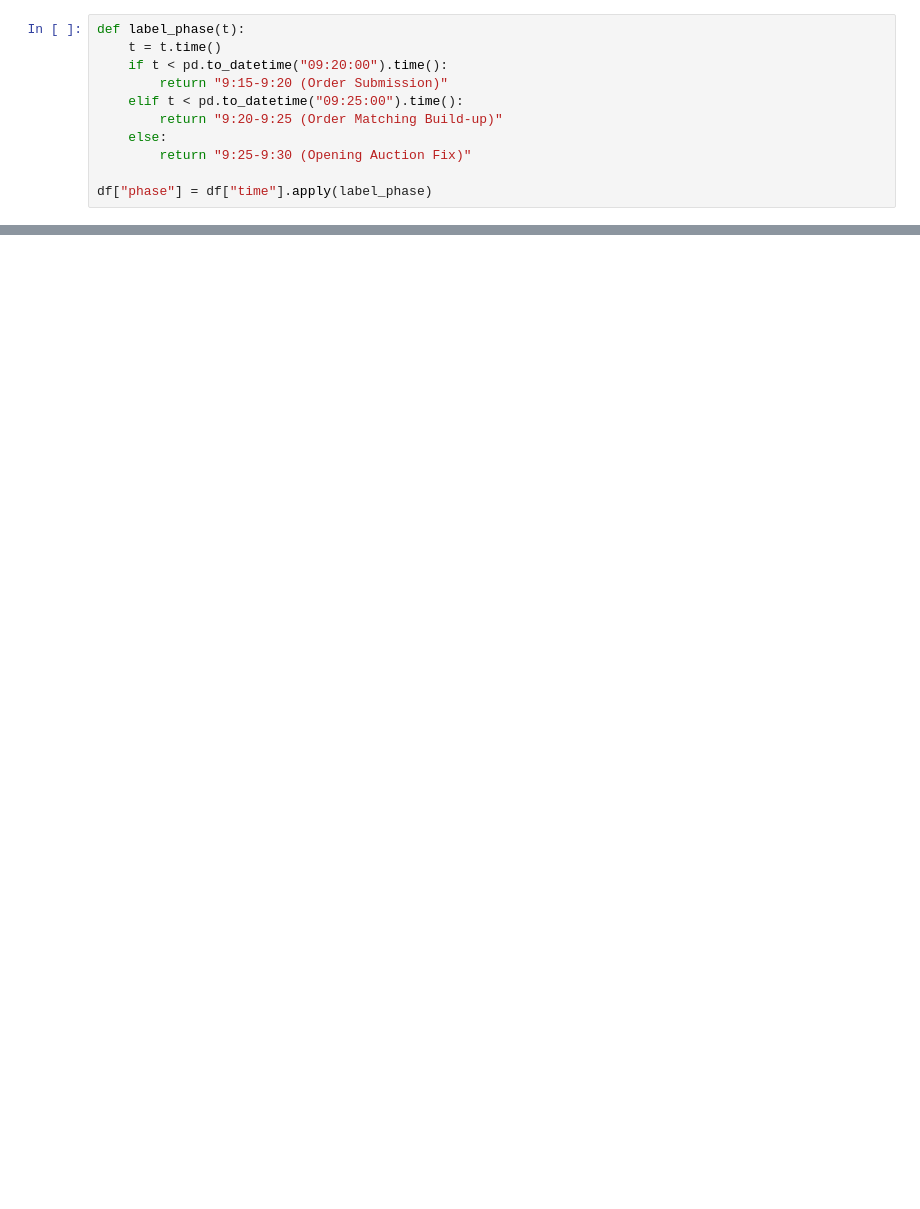
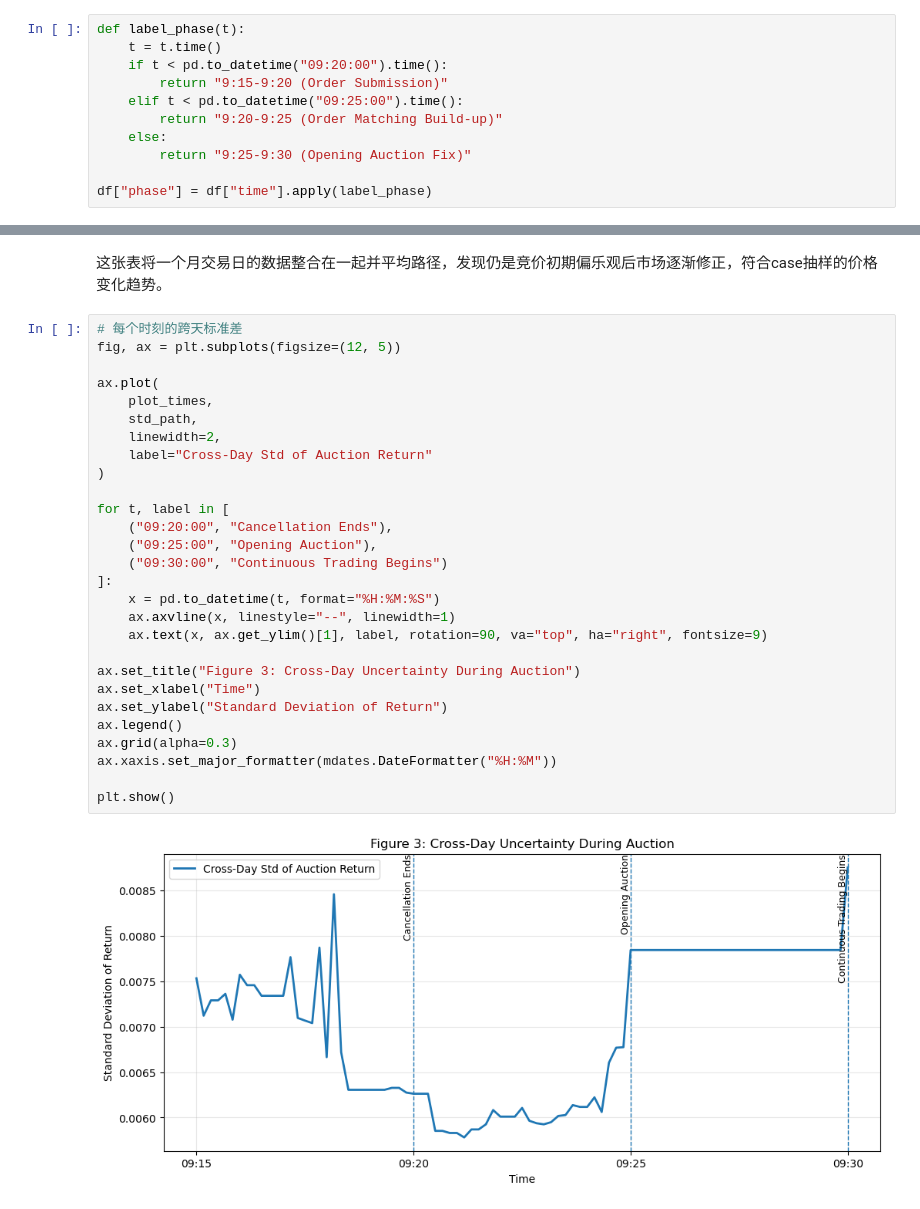
Before and after one commit to xiyuanzhu926/level2-research, a Jupyter notebook: level2-research/notebooks/01_level2_auction_intro.ipynb, the cells around one changed output, grey strips where cells are left out. Cells and saved outputs as stored; diff of their text form; blank space fills up the shorter version.

```diff
--- a/level2-research/notebooks/01_level2_auction_intro.ipynb
+++ b/level2-research/notebooks/01_level2_auction_intro.ipynb
@@ -264,0 +633,32 @@ plt.show()
+# %% [markdown]
+这张表将一个月交易日的数据整合在一起并平均路径，发现仍是竞价初期偏乐观后市场逐渐修正，符合case抽样的价格变化趋势。
+# %%
+# 每个时刻的跨天标准差
+fig, ax = plt.subplots(figsize=(12, 5))
+
+ax.plot(
+    plot_times,
+    std_path,
+    linewidth=2,
+    label="Cross-Day Std of Auction Return"
+)
+
+for t, label in [
+    ("09:20:00", "Cancellation Ends"),
+    ("09:25:00", "Opening Auction"),
+    ("09:30:00", "Continuous Trading Begins")
+]:
+    x = pd.to_datetime(t, format="%H:%M:%S")
+    ax.axvline(x, linestyle="--", linewidth=1)
+    ax.text(x, ax.get_ylim()[1], label, rotation=90, va="top", ha="right", fontsize=9)
+
+ax.set_title("Figure 3: Cross-Day Uncertainty During Auction")
+ax.set_xlabel("Time")
+ax.set_ylabel("Standard Deviation of Return")
+ax.legend()
+ax.grid(alpha=0.3)
+ax.xaxis.set_major_formatter(mdates.DateFormatter("%H:%M"))
+
+plt.show()
+# %% [output]
+[figure, added]
```
Also changed, not shown: parts of 66 cells of this notebook.
